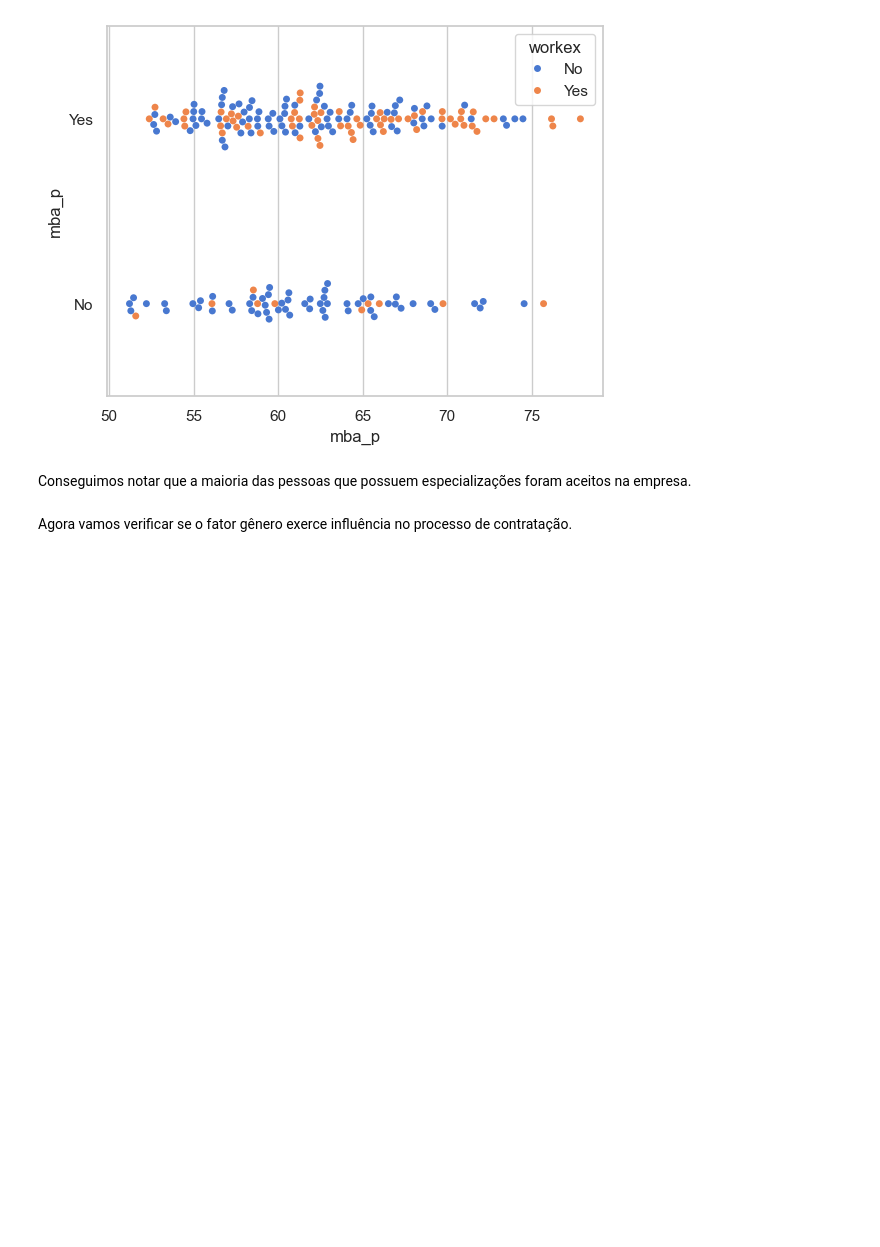
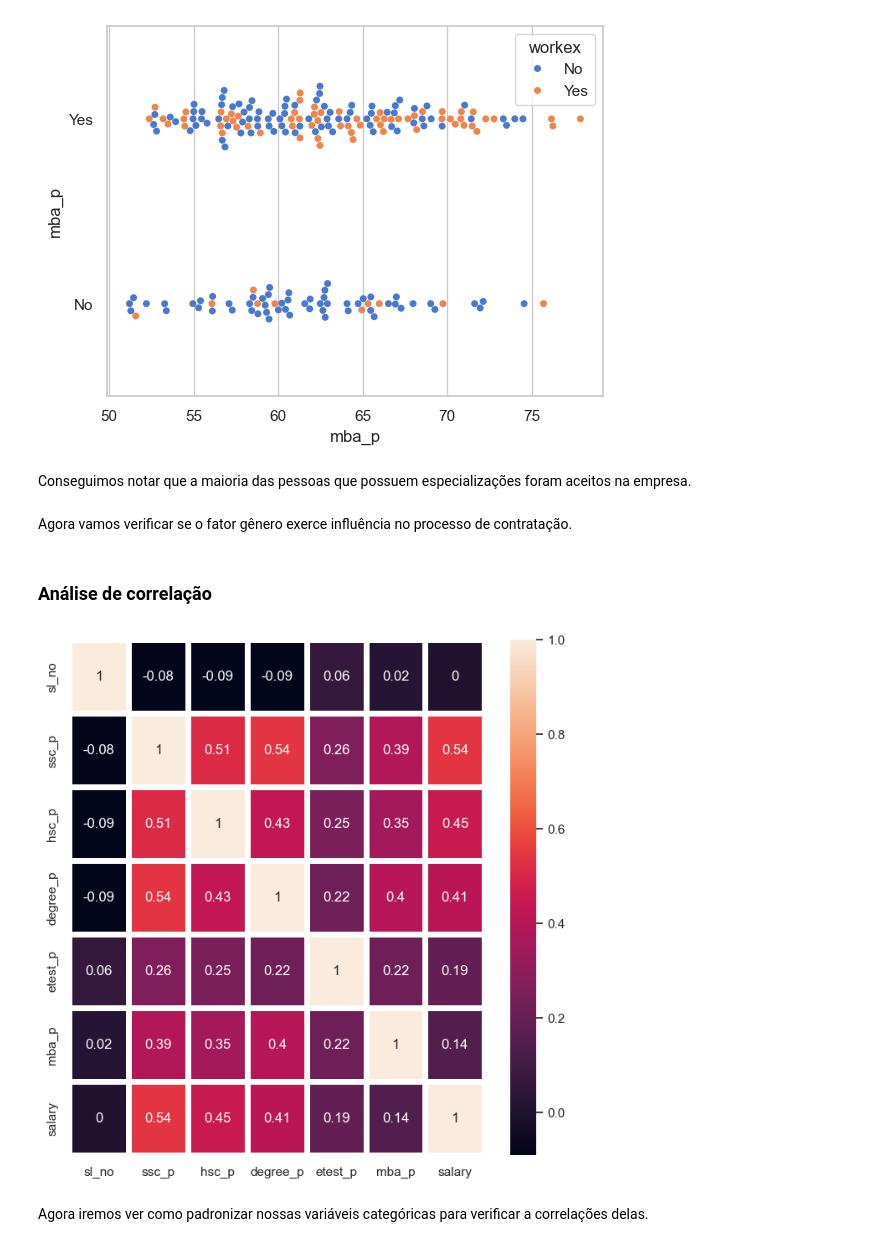
Before and after one commit to CorsiIsa/machine_learning_avancado, a Jupyter notebook: knn_and_svm.ipynb, the cells around one changed output. Saved outputs shown, nothing was run; the diff lists cells and outputs as text; code cells hidden in the pictures; blank space fills up the shorter version.

```diff
--- a/knn_and_svm.ipynb
+++ b/knn_and_svm.ipynb
@@ -220,3 +230,15 @@ Conseguimos notar que a maioria das pessoas que possuem especializações foram
 Agora vamos verificar se o fator gênero exerce influência no processo de contratação.
 # %%
 px.violin(df_recrutamento, y='salary', x='specialisation', color='gender', box=True, points='all')
+# %% [markdown]
+### Análise de correlação
+# %%
+correlation_matriz = df_recrutamento.select_dtypes(include=['number']).corr().round(2)
+
+fig, ax = plt.subplots(figsize=(8,8))
+sb.heatmap(data=correlation_matriz, annot=True, linewidths=5, ax=ax)
+plt.show()
+# %% [output]
+[figure, added]
+# %% [markdown]
+Agora iremos ver como padronizar nossas variáveis categóricas para verificar a correlações delas.
```
Also changed, not shown: parts of 42 cells of this notebook.
